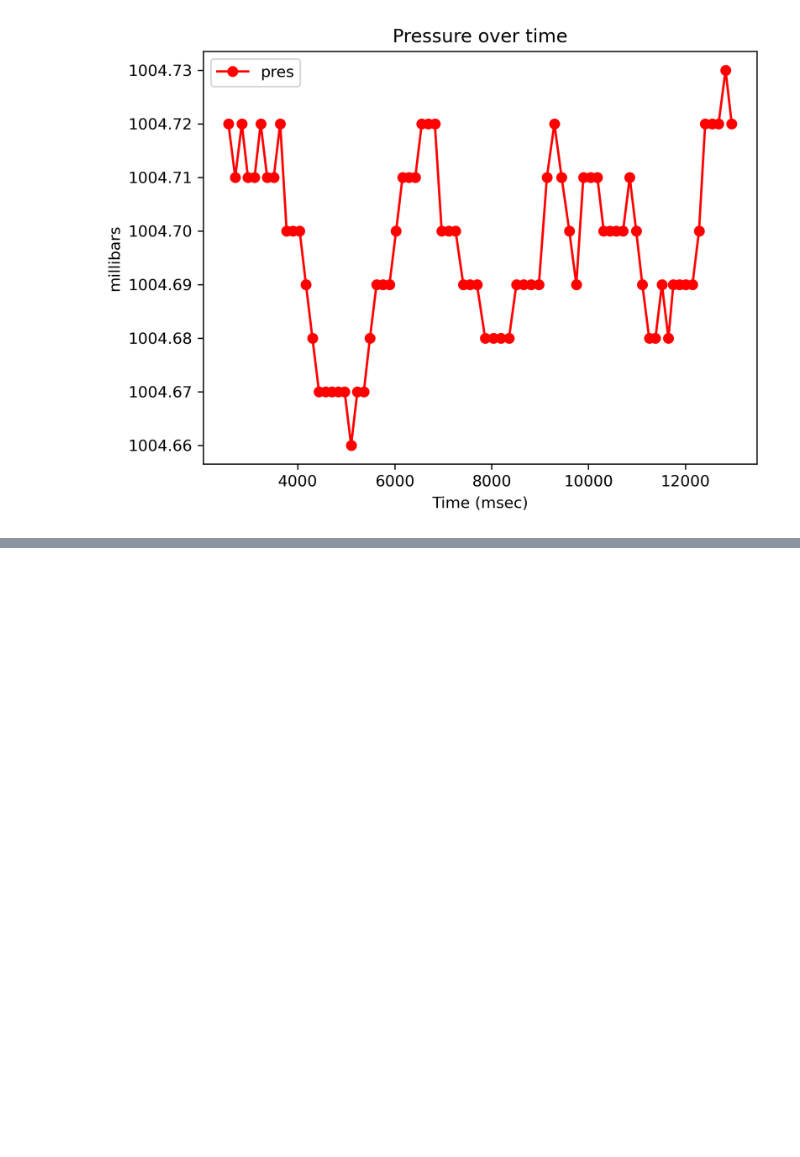
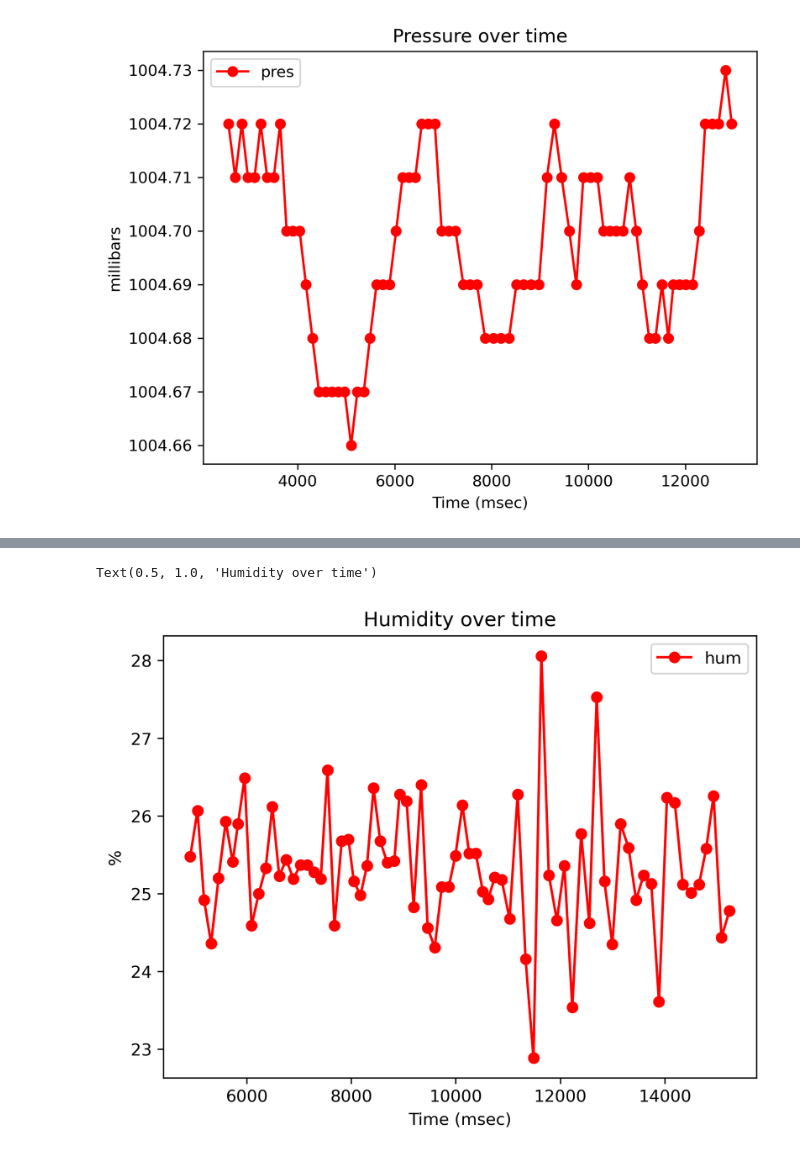
Before and after one commit to ProfOak7/Robotics, a Jupyter notebook: SenseHatTest.ipynb, the cells around one changed output, grey strips where cells are left out. Cells and saved outputs as stored; diff of their text form; code cells hidden in the pictures; blank space fills up the shorter version.

```diff
--- a/SenseHatTest.ipynb
+++ b/SenseHatTest.ipynb
@@ -90,0 +142,9 @@ Text(0.5, 1.0, 'Pressure over time')
+# %%
+fig, ax = plt.subplots()
+df2.plot.line(ax = ax, y = 'hum',color = 'r', marker = 'o')
+ax.set_xlabel("Time (msec)")
+ax.set_ylabel("%")
+plt.title('Humidity over time')
+# %% [output]
+Text(0.5, 1.0, 'Humidity over time')
+[figure, added]
```
Also changed, not shown: parts of 9 cells of this notebook.
